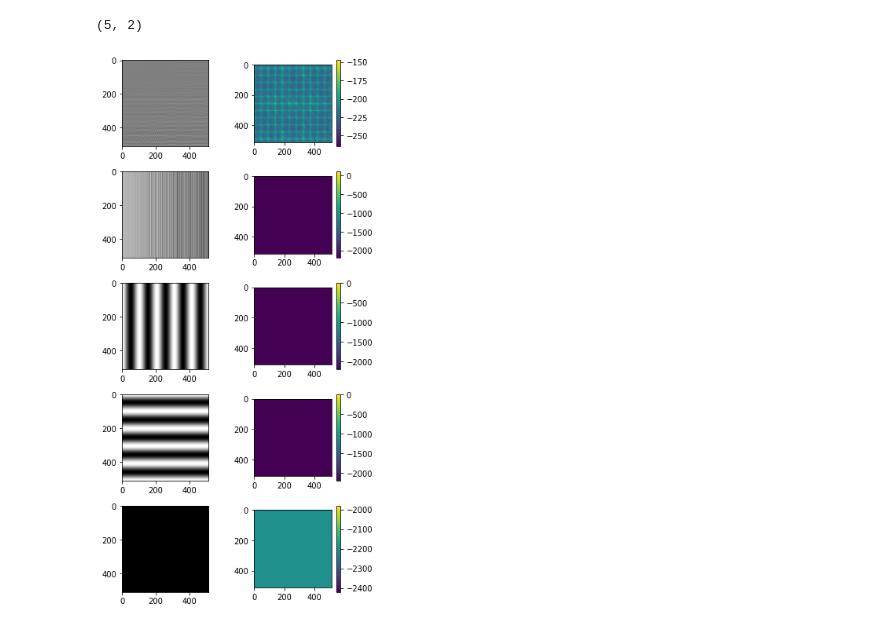
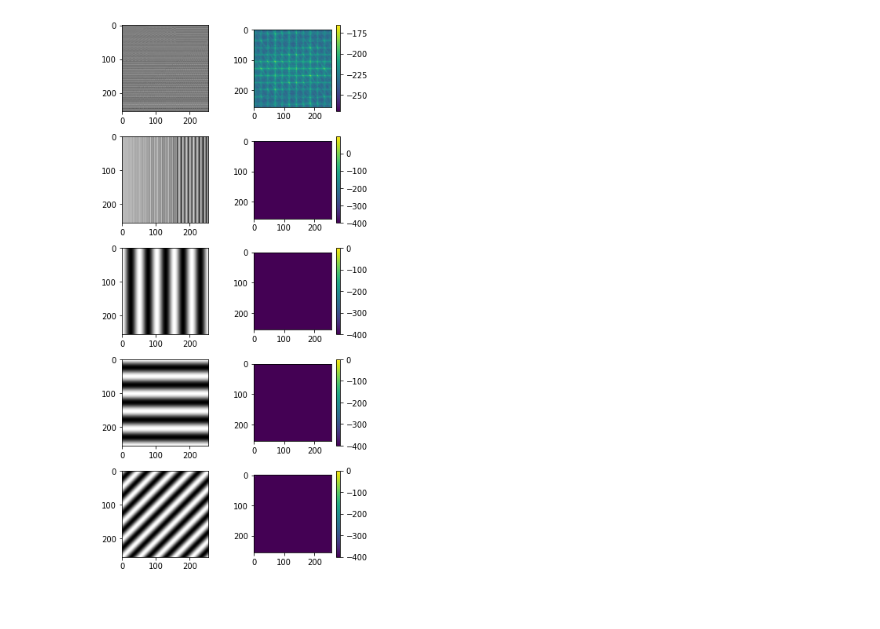
Before and after one commit to fusedbloxxer/signals-processing, a Jupyter notebook: dft-image-processing/main.ipynb, the cells around one changed output. Cells and saved outputs as stored; diff of their text form; code cells hidden in the pictures.

```diff
--- a/dft-image-processing/main.ipynb
+++ b/dft-image-processing/main.ipynb
@@ -35,7 +35,7 @@ def freq1(width: int, height: int) -> np.ndarray:
     if min(width, height) < 5:
         raise ValueError('width, height must be equal or greater than 5')
     Y = np.zeros((width, height))
-    Y[0][5] = Y[0][width - 5] = 1
+    Y[0][5] = Y[0][width - 5] = 1.0
     return Y
 
 
@@ -43,7 +43,7 @@ def freq2(width: int, height: int) -> np.ndarray:
     if min(width, height) < 5:
         raise ValueError('width, height must be equal or greater than 5')
     Y = np.zeros((width, height))
-    Y[5][0] = Y[height - 5][0] = 1
+    Y[5][0] = Y[height - 5][0] = 1.0
     return Y
 
 
@@ -51,16 +51,17 @@ def freq3(width: int, height: int) -> np.ndarray:
     if min(width, height) < 5:
         raise ValueError('width, height must be equal or greater than 5')
     Y = np.zeros((width, height))
-    Y[5][5] = Y[width - 5][height - 5]
+    Y[5][5] = Y[width - 5][height - 5] = 1.0
     return Y
 # %%
 def freq_to_time(freq: np.ndarray) -> np.ndarray:
-    return np.fft.ifft2(freq).astype(float)
+    return np.real(np.fft.ifft2(freq))
+
 
 def time_to_freq(time: np.ndarray) -> np.ndarray:
     return np.fft.fft2(time)
 # %%
-N = 512
+N = 256
 width, height = N, N
 
 t1 = time1(width, height)
@@ -83,23 +84,20 @@ t5 = freq_to_time(f5)
 # %%
 import matplotlib.pyplot as plt
 
 inputs = [
     (t1, f1),
     (t2, f2),
     (t3, f3),
     (t4, f4),
     (t5, f5),
 ]
 
 fig, axis = plt.subplots(len(inputs), len(inputs[0]), figsize=(5, 10))
 fig.tight_layout()
 
 for i, (time, freq) in enumerate(inputs):
     im_time = axis[i][0].imshow(time, cmap='gray')
-    im_freq = axis[i][1].imshow(20 * np.log10(abs(freq) + 1e-110))
+    im_freq = axis[i][1].imshow(20 * np.log10(np.abs(freq) + 1e-20))
     fig.colorbar(im_freq, ax=axis[i][1])
-
-axis.shape
 # %% [output]
-(5, 2)
-[figure, old version]
+[figure, new version]
```
